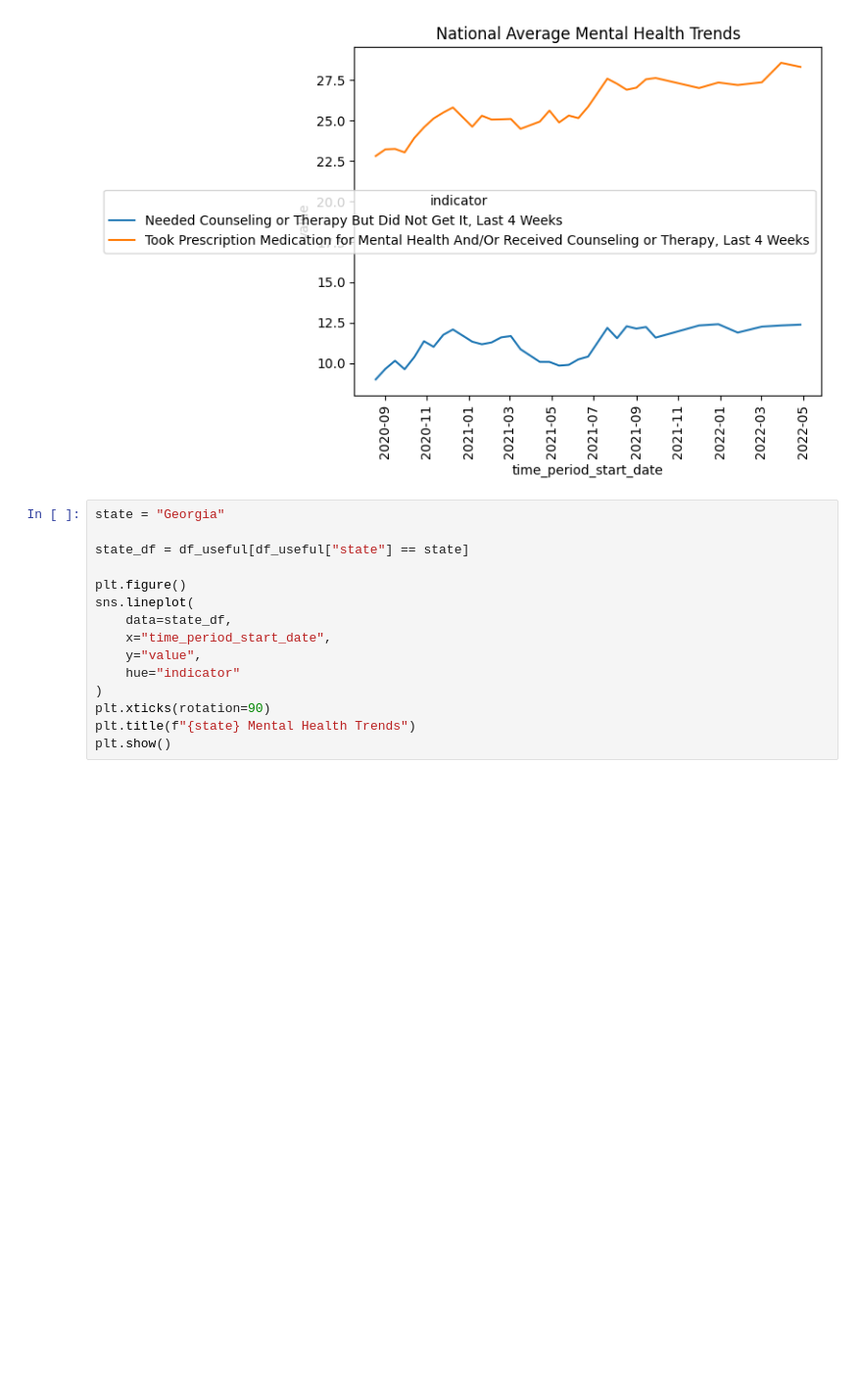
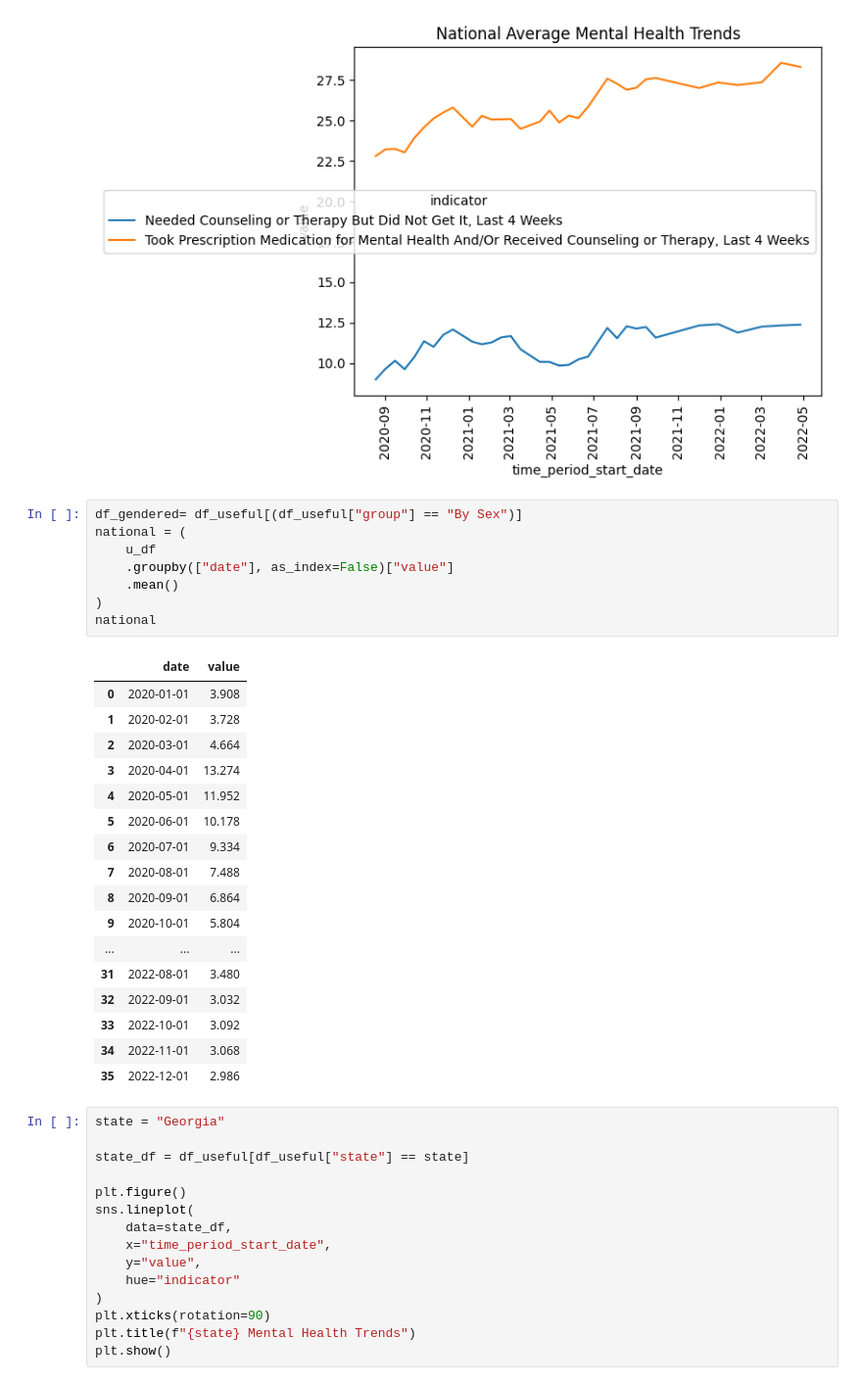
Before and after one commit to DataTrainingFoundations/MHIngestion, a Jupyter notebook: analysis/ryan_analysis.ipynb, the cells around one changed output. Shown at 98% size. Cells and saved outputs as stored; diff of their text form; blank space fills up the shorter version.

```diff
--- a/analysis/ryan_analysis.ipynb
+++ b/analysis/ryan_analysis.ipynb
@@ -66,6 +66,32 @@ plt.title("National Average Mental Health Trends")
 plt.show()
 # %% [output]
 [figure]
+# %%
+df_gendered= df_useful[(df_useful["group"] == "By Sex")]
+national = (
+    u_df
+    .groupby(["date"], as_index=False)["value"]
+    .mean()
+)
+national
+# %% [output]
+|  | date | value |
+| 0 | 2020-01-01 | 3.908 |
+| 1 | 2020-02-01 | 3.728 |
+| 2 | 2020-03-01 | 4.664 |
+| 3 | 2020-04-01 | 13.274 |
+| 4 | 2020-05-01 | 11.952 |
+| 5 | 2020-06-01 | 10.178 |
+| 6 | 2020-07-01 | 9.334 |
+| 7 | 2020-08-01 | 7.488 |
+| 8 | 2020-09-01 | 6.864 |
+| 9 | 2020-10-01 | 5.804 |
+| ... | ... | ... |
+| 31 | 2022-08-01 | 3.480 |
+| 32 | 2022-09-01 | 3.032 |
+| 33 | 2022-10-01 | 3.092 |
+| 34 | 2022-11-01 | 3.068 |
+| 35 | 2022-12-01 | 2.986 |
 # %%
 state = "Georgia"
 
```
Also changed, not shown: parts of 5 cells of this notebook, 3 other files.
